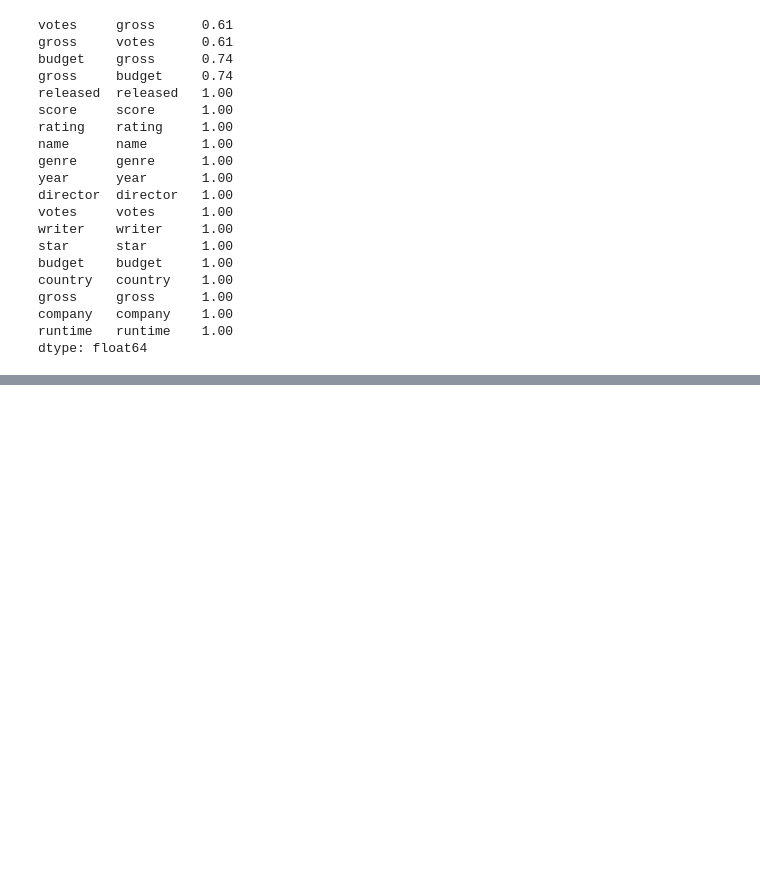
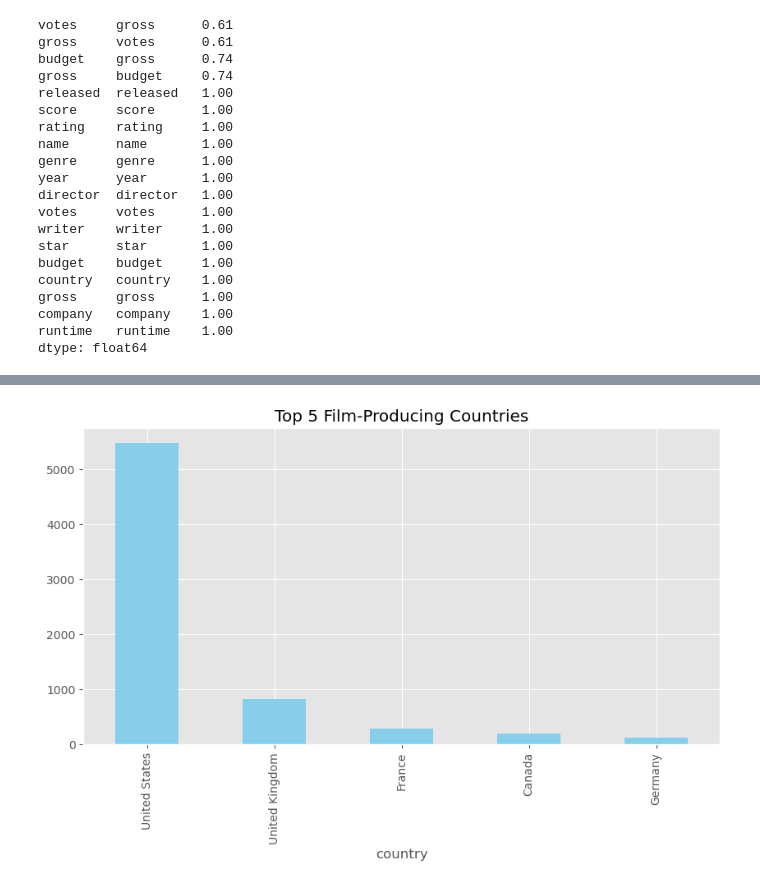
Before and after one commit to Vicksdev2/-movie-industry-analysis., a Jupyter notebook: movie_correlation_project.ipynb, the cells around one changed output, grey strips where cells are left out. Cells and saved outputs as stored; diff of their text form; code cells hidden in the pictures; blank space fills up the shorter version.

```diff
--- a/movie_correlation_project.ipynb
+++ b/movie_correlation_project.ipynb
@@ -392,0 +407,9 @@ dtype: float64
+# %%
+#Top 5 conuntries
+top_countries = df['country'].value_counts().head(5)
+plt.figure(figsize=(10,5))
+top_countries.plot(kind='bar', color='skyblue')
+plt.title('Top 5 Film-Producing Countries')
+plt.show()
+# %% [output]
+[figure, added]
```
Also changed, not shown: parts of 8 cells of this notebook, 3 other files.
